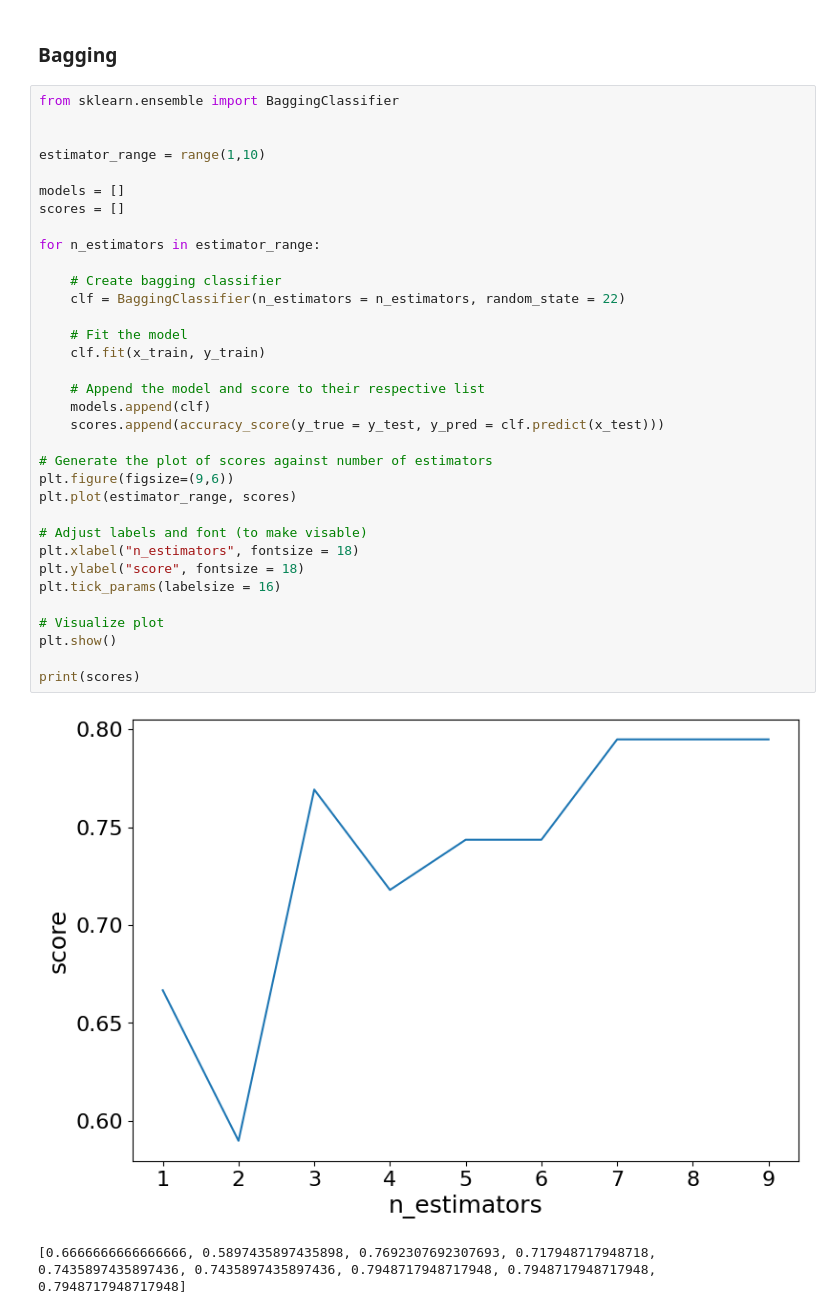
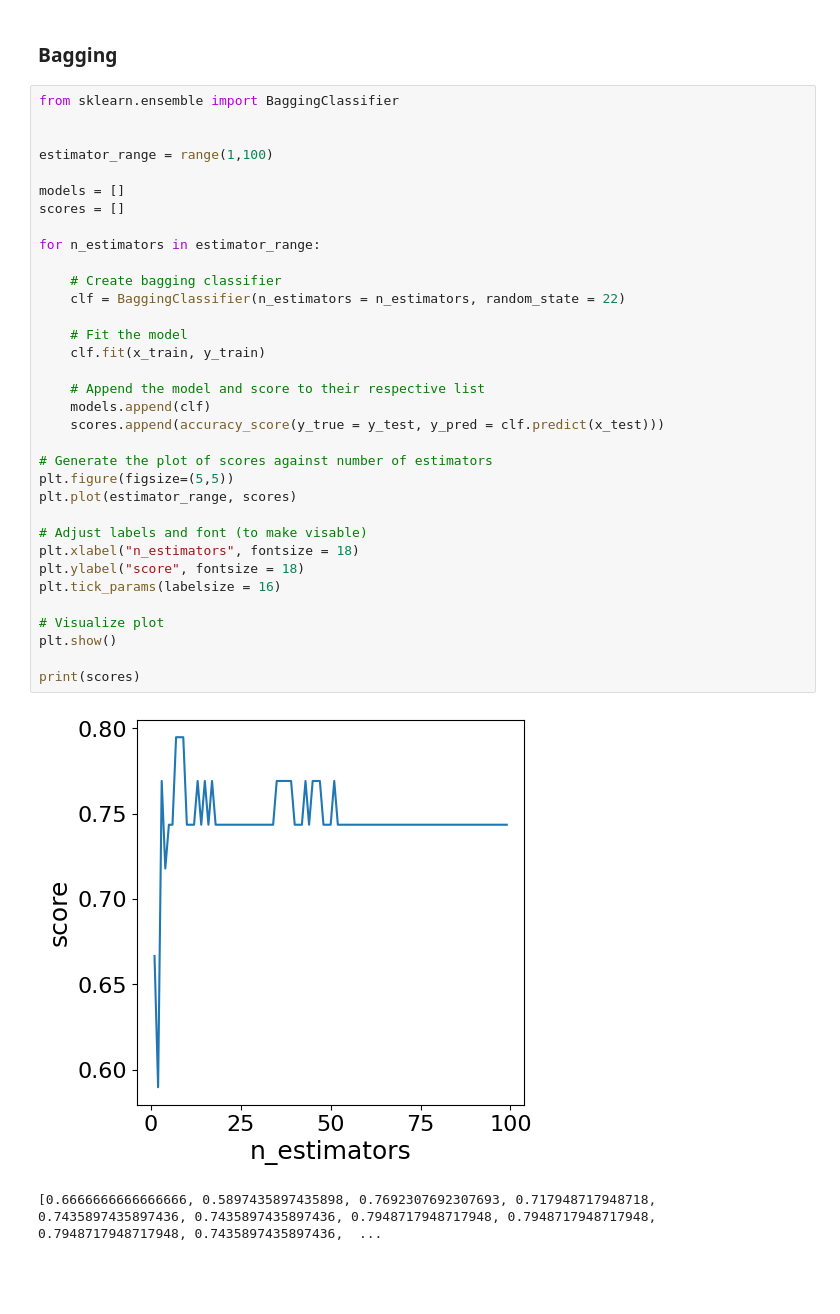
Before and after one commit to senbagaraman04/ml-basics, a Jupyter notebook: 2023/parkinson.ipynb, the cells around one changed output. Drawn from its saved outputs; the diff is of its cells as text; blank space fills up the shorter version.

Commit message:
fix: converted into range in bagging

```diff
--- a/2023/parkinson.ipynb
+++ b/2023/parkinson.ipynb
@@ -410,36 +410,36 @@ results_df
 from sklearn.ensemble import BaggingClassifier
 
 
-estimator_range = range(1,10)
+estimator_range = range(1,100)
 
 models = []
 scores = []
 
 for n_estimators in estimator_range:
 
     # Create bagging classifier
     clf = BaggingClassifier(n_estimators = n_estimators, random_state = 22)
 
     # Fit the model
     clf.fit(x_train, y_train)
 
     # Append the model and score to their respective list
     models.append(clf)
     scores.append(accuracy_score(y_true = y_test, y_pred = clf.predict(x_test)))
 
 # Generate the plot of scores against number of estimators
-plt.figure(figsize=(9,6))
+plt.figure(figsize=(5,5))
 plt.plot(estimator_range, scores)
 
 # Adjust labels and font (to make visable)
 plt.xlabel("n_estimators", fontsize = 18)
 plt.ylabel("score", fontsize = 18)
 plt.tick_params(labelsize = 16)
 
 # Visualize plot
 plt.show()
 
 print(scores)
 # %% [output]
-[figure, old version]
+[figure, new version]
-[0.6666666666666666, 0.5897435897435898, 0.7692307692307693, 0.717948717948718, 0.7435897435897436, 0.7435897435897436, 0.7948717948717948, 0.7948717948717948, 0.7948717948717948]
+[0.6666666666666666, 0.5897435897435898, 0.7692307692307693, 0.717948717948718, 0.7435897435897436, 0.7435897435897436, 0.7948717948717948, 0.7948717948717948, 0.7948717948717948, 0.7435897435897436,  ...
```
